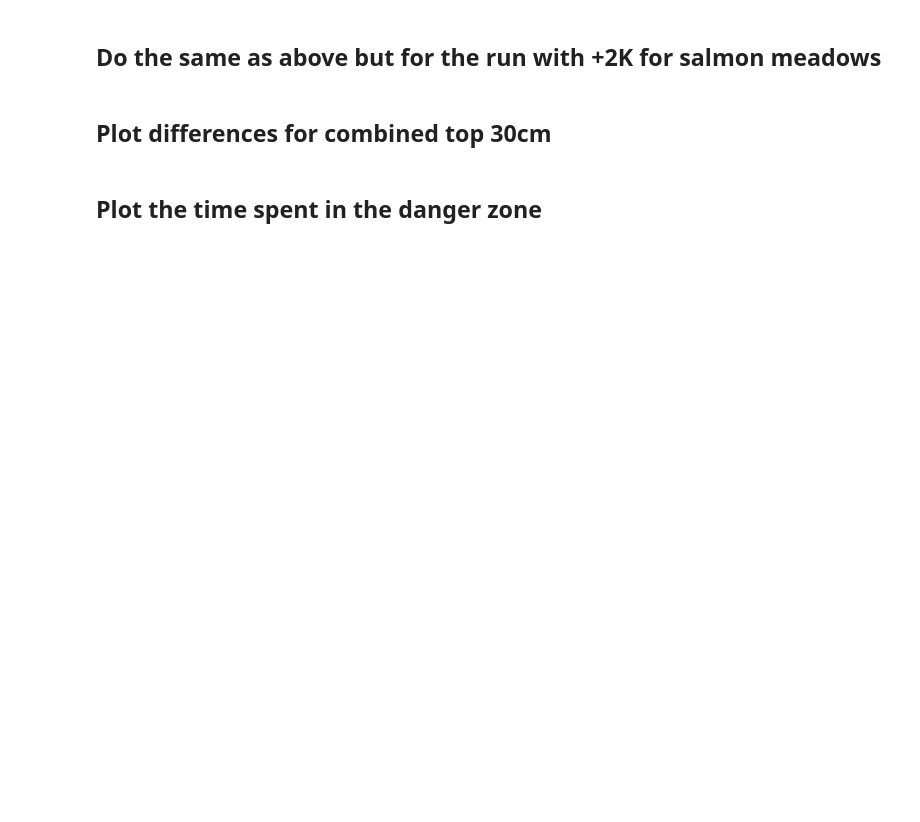
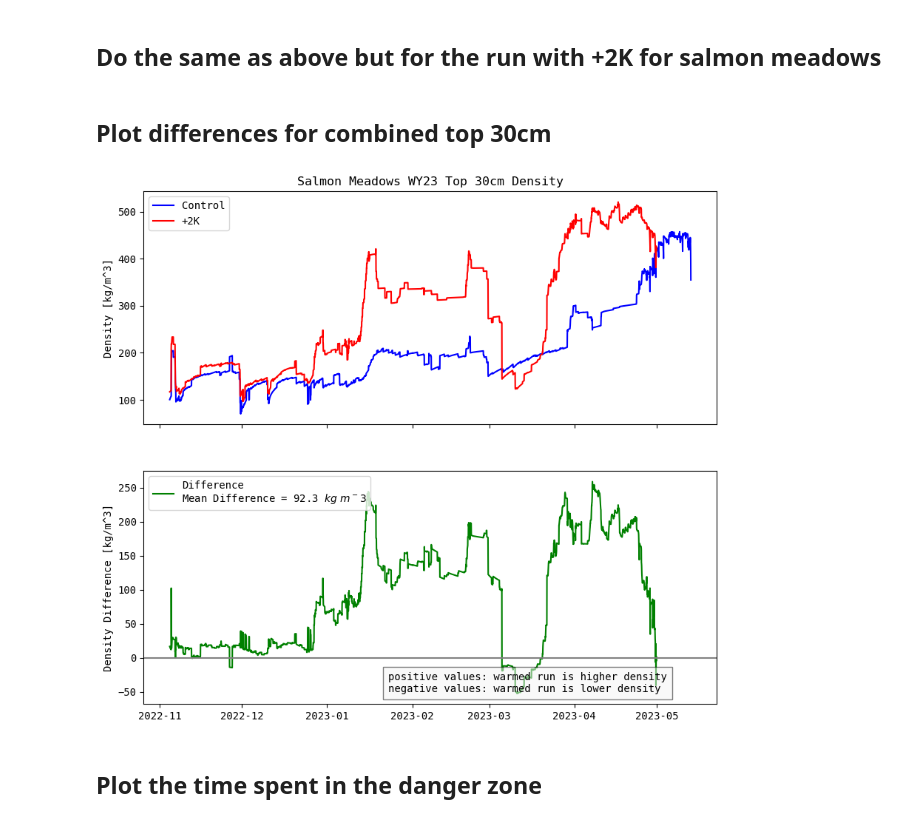
Before and after one commit to clinton-alden/summa, a Jupyter notebook: analysis/salmon_meadows/salmon_analysis.ipynb, the cells around one changed output. Drawn from its saved outputs; the diff is of its cells as text; code cells hidden in the pictures; blank space fills up the shorter version.

```diff
--- a/analysis/salmon_meadows/salmon_analysis.ipynb
+++ b/analysis/salmon_meadows/salmon_analysis.ipynb
@@ -14,4 +14,7 @@ elif 0 < int(water_year) <= 10:
 else:
     start_year = str(int(water_year) - 1)
 print(start_year)
+
+full_year = '20' + water_year
+print(full_year)
 # %% [output]
@@ -19,12 +23,18 @@ print(start_year)
 # %%
 salmon = xr.open_dataset(f'/Users/clintonalden/Documents/Research/summa_work/model/output/salmon_meadows/output_salmon_WY{water_year}_timestep.nc')
 salmon2K = xr.open_dataset(f'/Users/clintonalden/Documents/Research/summa_work/model/output/salmon_meadows/output_salmon_+2K_WY{water_year}_timestep.nc')
+
+# load values csv as df
+df = pd.read_csv('salmon_plot_vals.csv', index_col='Year')  # Assuming 'Year' is the column with years
+
 
 depth = salmon.isel(hru=0)['iLayerHeight']
 temp = salmon.isel(hru=0)['mLayerTemp']
 frac_wat = salmon.isel(hru=0)['mLayerVolFracWat']
 
 depth = -depth
+
+# df.drop(df.tail(1).index, inplace=True)
 # %%
 depth = salmon.isel(hru=0)['iLayerHeight']
 temp = salmon.isel(hru=0)['mLayerTemp']
@@ -162,31 +172,33 @@ den_0_30 = np.nanmean(stack_den_30, axis=0)
 warm_den_0_30 = np.nanmean(warm_stack_den_30, axis=0)
 # %%
 plt.rcParams['font.family'] = 'monospace'
+plt.rcParams['text.usetex'] = False
 
-fig, ax = plt.subplots(3, 1, figsize=(10, 9), sharex=True)
+fig, ax = plt.subplots(2, 1, figsize=(10, 9), sharex=True)
 
 ax[0].plot(con_da.time, den_0_30, label='Control', color='blue')
+ax[0].plot(con_da.time, warm_den_0_30, label='+2K', color='red')
 ax[0].set_ylabel('Density [kg/m^3]')
 ax[0].set_title(f'Salmon Meadows WY{water_year} Top 30cm Density')
 ax[0].legend()
 
 
-ax[1].plot(con_da.time, warm_den_0_30, label='+2K', color='red')
-ax[1].set_ylabel('Density [kg/m^3]')
-ax[1].legend()
-
 dif_0_30 = warm_den_0_30 - den_0_30
 avg_dif = np.round(np.nanmean(dif_0_30), 1)
-ax[2].plot(con_da.time, dif_0_30, label=f'Difference\nMean Difference = {avg_dif} $kg~m^{-3}$', color='green')
-ax[2].axhline(0, color='gray')
-ax[2].set_ylabel('Density Difference [kg/m^3]')
-ax[2].text(con_da.time[2000], -50,
+ax[1].plot(con_da.time, dif_0_30, label=f'Difference\nMean Difference = {avg_dif} $kg~m^{-3}$', color='green')
+ax[1].axhline(0, color='gray')
+ax[1].set_ylabel('Density Difference [kg/m^3]')
+ax[1].text(con_da.time[2000], -50,
         'positive values: warmed run is higher density\nnegative values: warmed run is lower density',
         color='black', bbox={'facecolor': 'whitesmoke', 'alpha': 0.5, 'pad': 5})
-ax[2].legend( loc='upper left')
+ax[1].legend( loc='upper left')
 
 plt.savefig(f'/Users/clintonalden/Documents/Research/summa_work/analysis/salmon_meadows/plots/density_dif_salmon_WY{water_year}.png', dpi=300)
-plt.close()
+# plt.close()
+
+df.loc[full_year, 'top_den_change'] = avg_dif
+# %% [output]
+[figure, added]
 # %% [markdown]
 ## Plot the time spent in the danger zone
 # %%
```
Also changed, not shown: parts of 6 cells of this notebook, 7 other files.
